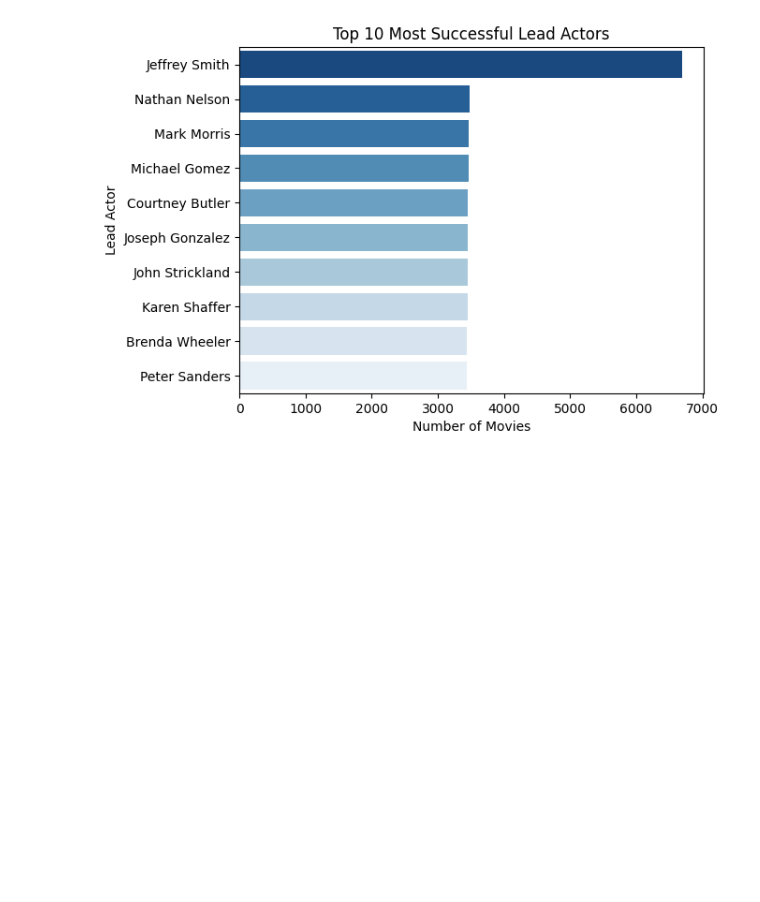
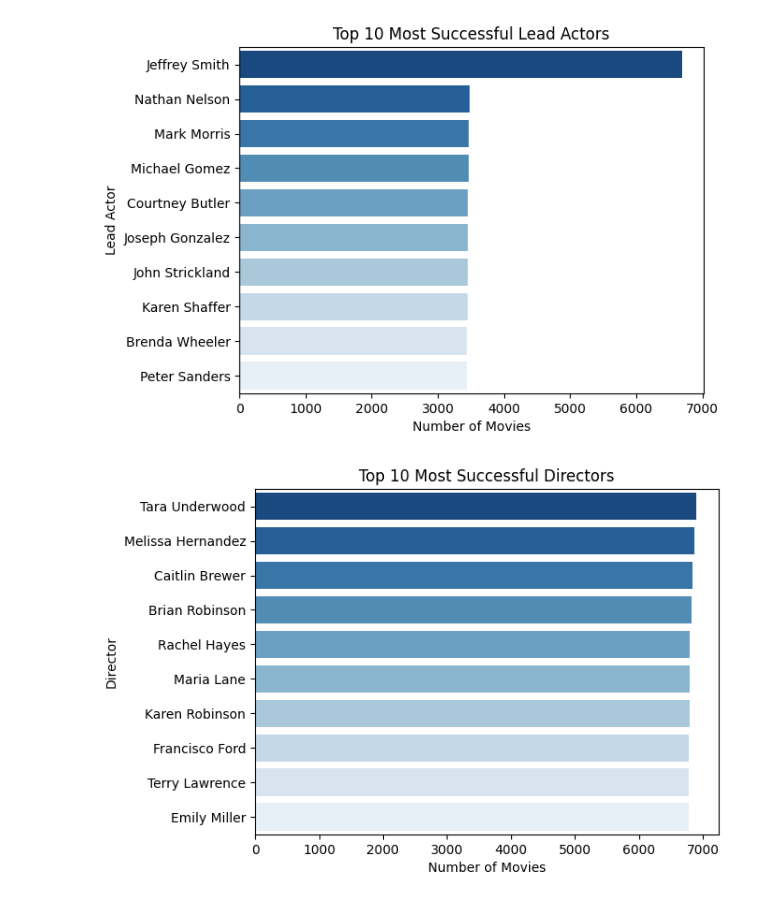
Before and after one commit to kxrrym03/Movies-Dataset, a Jupyter notebook: Movies_Analysis.ipynb, the cells around one changed output. Cells and saved outputs as stored; diff of their text form; code cells hidden in the pictures; blank space fills up the shorter version.

```diff
--- a/Movies_Analysis.ipynb
+++ b/Movies_Analysis.ipynb
@@ -142,11 +142,13 @@ plt.show()
 # %% [output]
 [figure]
 # %%
-director_shows = df['LeadActor'].value_counts().head(10)
+director_shows = df['Director'].value_counts().head(10)
 
 plt.figure()
-sns.barplot(x=lead_actor_wins.values, y=lead_actor_wins.index, palette="Blues_r")
-plt.title("Top 10 Most Successful Lead Actors")
+sns.barplot(x=director_shows.values, y=director_shows.index, palette="Blues_r")
+plt.title("Top 10 Most Successful Directors")
 plt.xlabel("Number of Movies")
-plt.ylabel("Lead Actor")
+plt.ylabel("Director")
 plt.show()
+# %% [output]
+[figure, added]
```
